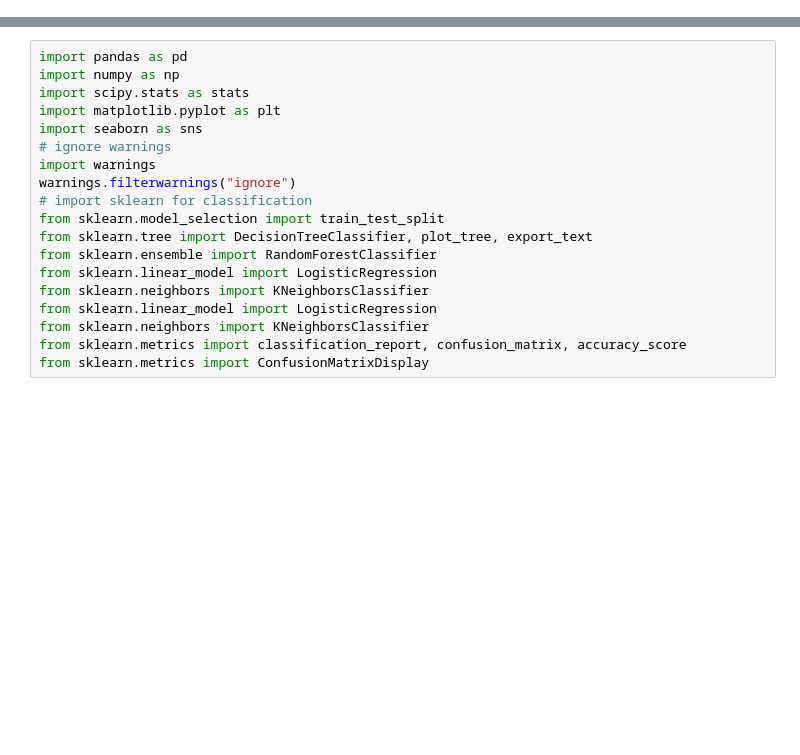
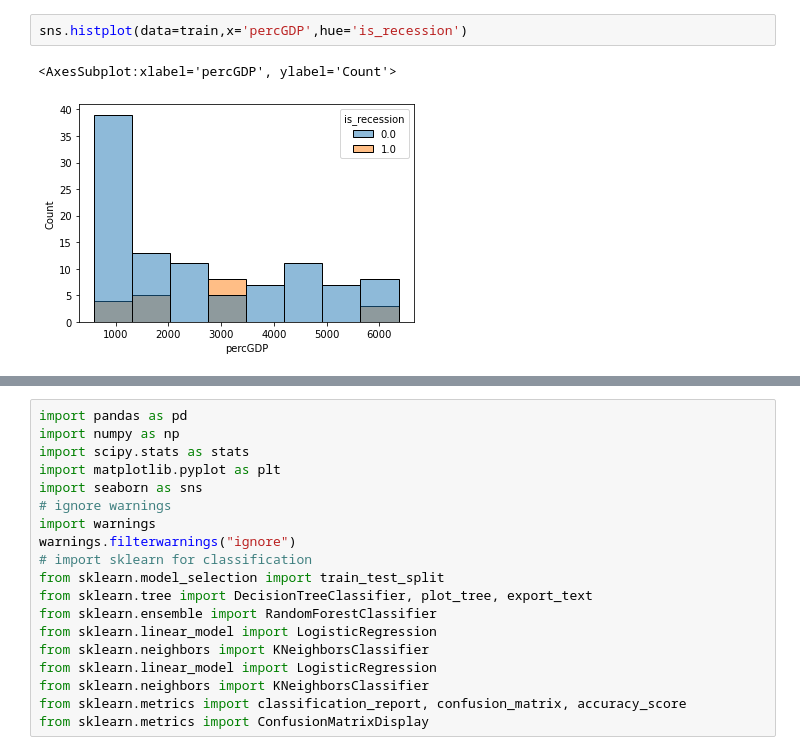
Before and after one commit to QinzhiChen/recession_prediction, a Jupyter notebook: Untitled.ipynb, the cells around one changed output, grey strips where cells are left out. Saved outputs shown, nothing was run; the diff lists cells and outputs as text; blank space fills up the shorter version.

```diff
--- a/Untitled.ipynb
+++ b/Untitled.ipynb
@@ -58,0 +70,5 @@ train, validate = train_test_split(train_val, test_size=.25,
+# %%
+sns.histplot(data=train,x='percGDP',hue='is_recession')
+# %% [output]
+<AxesSubplot:xlabel='percGDP', ylabel='Count'>
+[figure, added]
```
Also changed, not shown: parts of 41 cells of this notebook.
